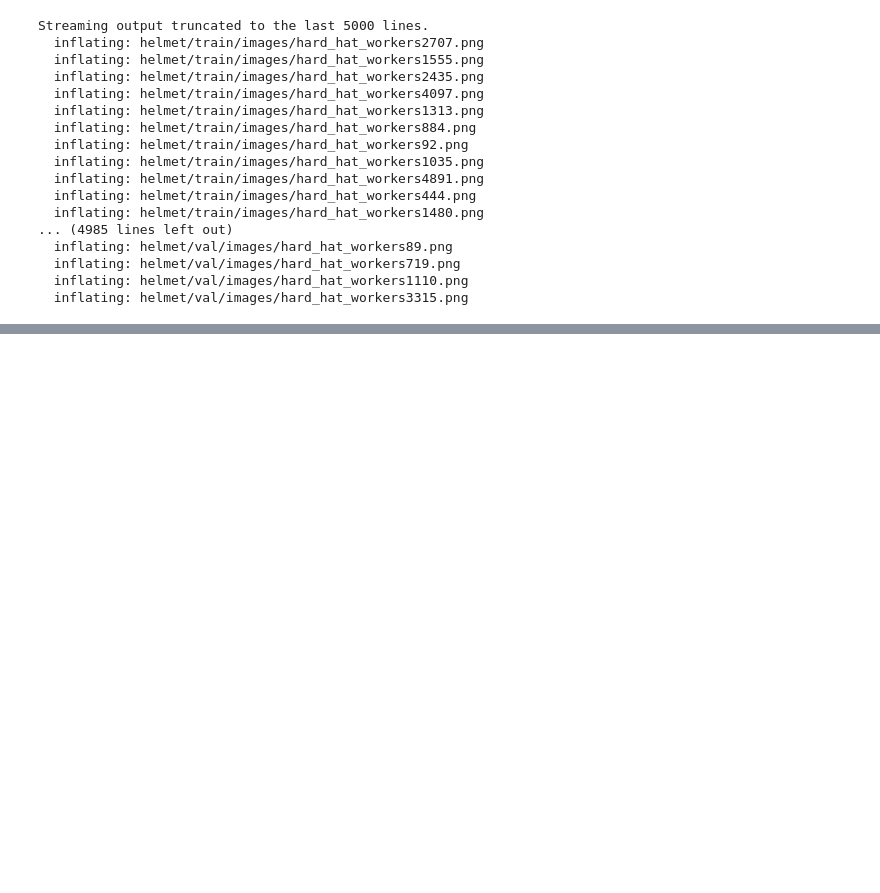
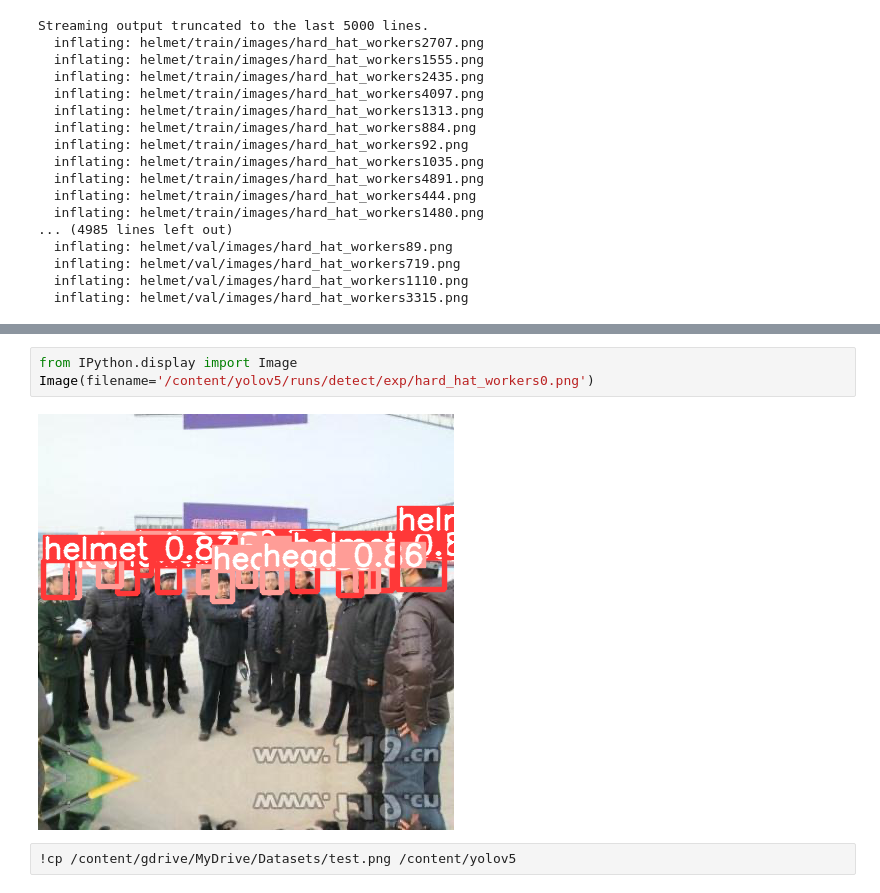
Before and after one commit to hungsvdut2k2/ObjectDetection, a Jupyter notebook: HelmetDetection.ipynb, the cells around one changed output, grey strips where cells are left out. Saved outputs shown, nothing was run; the diff lists cells and outputs as text; blank space fills up the shorter version.

Commit message:
Finish Helmet Detection

```diff
--- a/HelmetDetection.ipynb
+++ b/HelmetDetection.ipynb
@@ -60,0 +105,7 @@ Streaming output truncated to the last 5000 lines.
+# %%
+from IPython.display import Image
+Image(filename='/content/yolov5/runs/detect/exp/hard_hat_workers0.png')
+# %% [output]
+[figure, added]
+# %%
+!cp /content/gdrive/MyDrive/Datasets/test.png /content/yolov5
```
Also changed, not shown: parts of 6 cells of this notebook.
